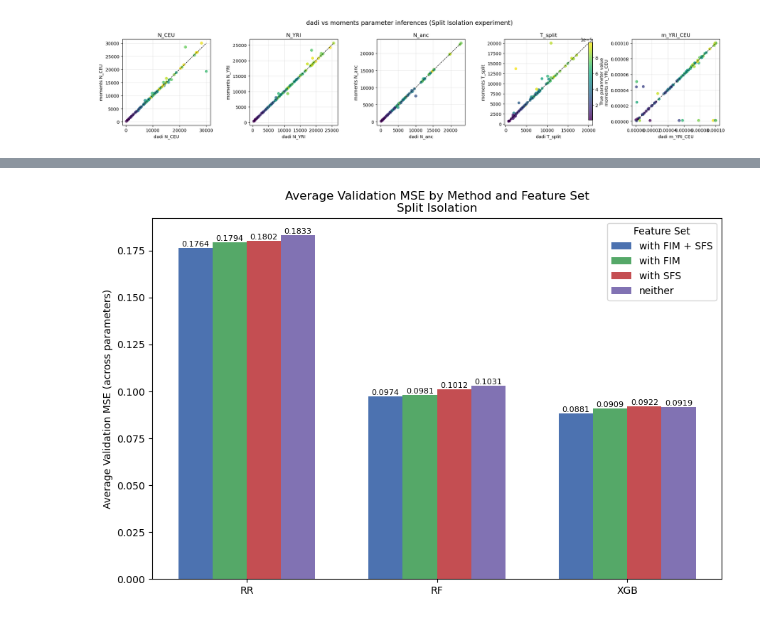
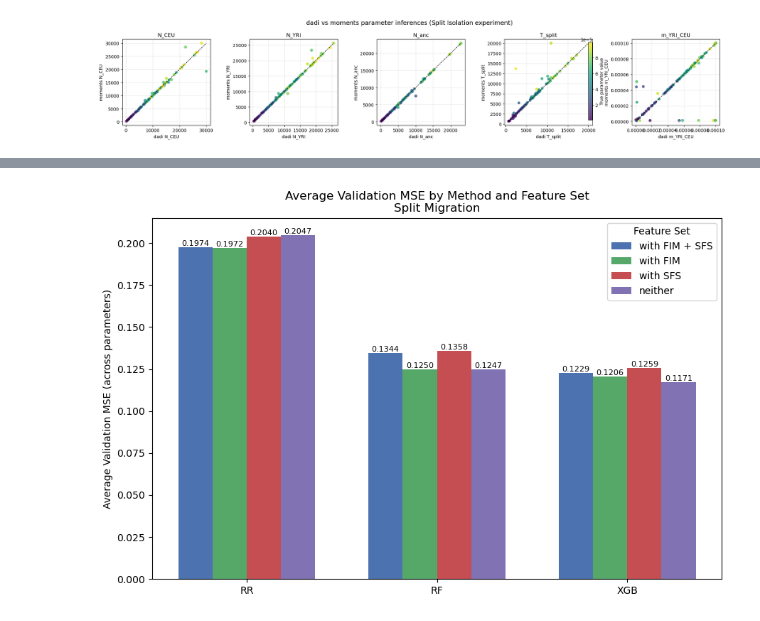
Before and after one commit to ak1376/Infer_Demography, a Jupyter notebook: notebooks/visualization.ipynb, the cells around one changed output, grey strips where cells are left out. Saved outputs shown, nothing was run; the diff lists cells and outputs as text; code cells hidden in the pictures.

```diff
--- a/notebooks/visualization.ipynb
+++ b/notebooks/visualization.ipynb
@@ -1050,7 +821,7 @@ import json, os
 import matplotlib.pyplot as plt
 import numpy as np
 
-base = "/home/akapoor/kernlab/Infer_Demography/experiments/split_isolation"
+base = "/home/akapoor/kernlab/Infer_Demography/experiments/split_migration"
 paths = {
     "RR_FIM_SFS":  f"{base}/modeling_w_FIM_w_SFSresids/linear_ridge/linear_model_error_ridge.json",
     "RR_FIM":      f"{base}/modeling_w_FIM_wo_SFSresids/linear_ridge/linear_model_error_ridge.json",
@@ -1087,32 +858,32 @@ for m in methods:
         load_avg_mse(paths[f"{m}_FIM"]),
         load_avg_mse(paths[f"{m}_SFS"]),
         load_avg_mse(paths[f"{m}_BASE"])
     ]
     results.append(mses)
 results = np.array(results)
 
 # plotting
 x = np.arange(len(methods))
 width = 0.18
 fig, ax = plt.subplots(figsize=(9,6))
 
 offsets = np.linspace(-1.5*width, 1.5*width, 4)
 colors  = ["#4C72B0", "#55A868", "#C44E52", "#8172B3"]
 
 for i in range(4):
     bars = ax.bar(x + offsets[i], results[:, i], width, label=labels[i], color=colors[i])
     for j in range(len(methods)):
         val = results[j, i]
         if not np.isnan(val):
             ax.text(x[j] + offsets[i], val, f"{val:.4f}",
                     ha="center", va="bottom", fontsize=8)
 
 ax.set_ylabel("Average Validation MSE (across parameters)")
-ax.set_title("Average Validation MSE by Method and Feature Set\nSplit Isolation")
+ax.set_title("Average Validation MSE by Method and Feature Set\nSplit Migration")
 ax.set_xticks(x)
 ax.set_xticklabels(methods)
 ax.legend(title="Feature Set")
 plt.tight_layout()
 plt.show()
 # %% [output]
-[figure, old version]
+[figure, new version]
```
Also changed, not shown: parts of 9 cells of this notebook, 3 other files.
